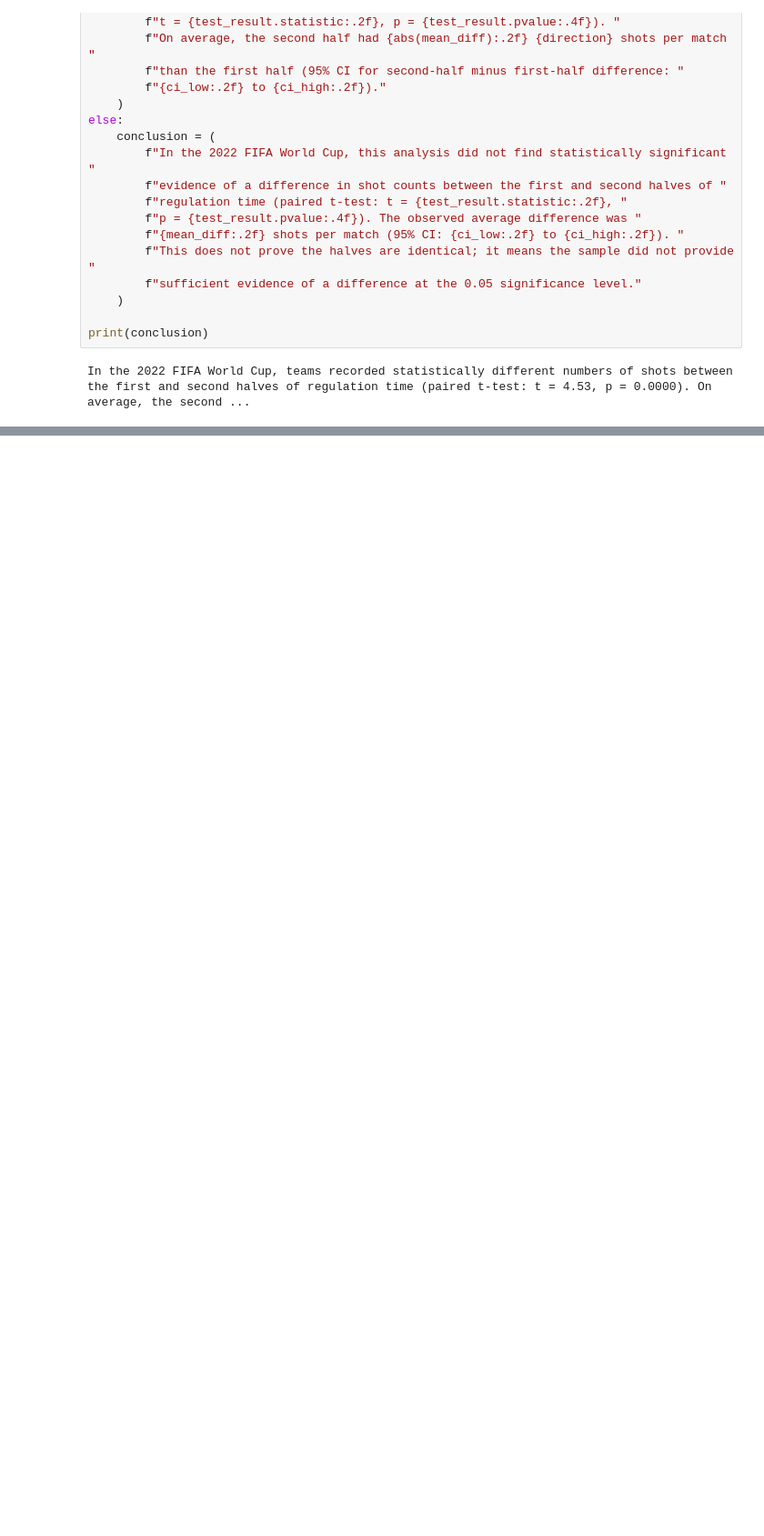
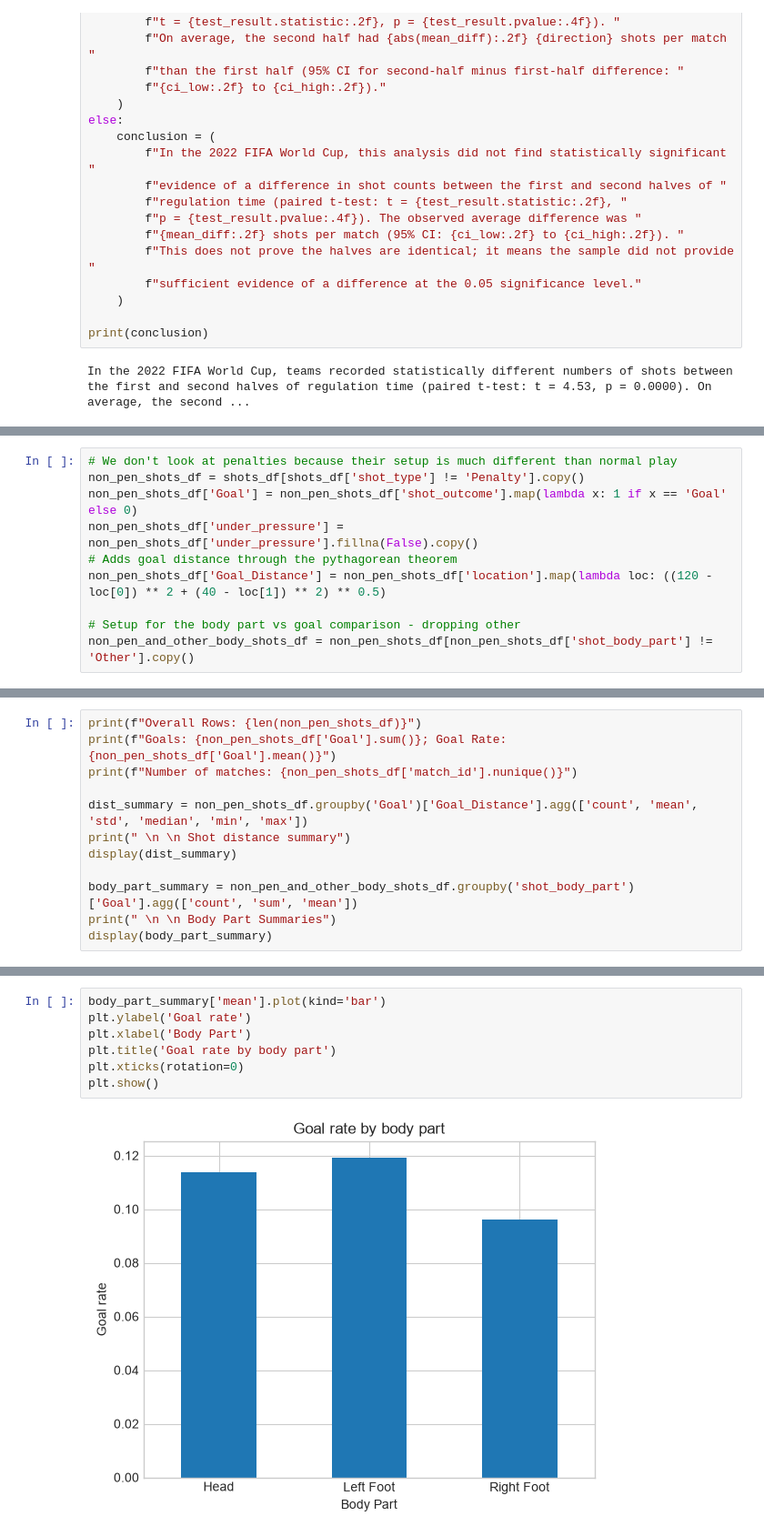
Before and after one commit to MidnightRaider06/CMSC320_Siu, a Jupyter notebook: world_cup_2022_checkpoint2.ipynb, the cells around one changed output, grey strips where cells are left out. Shown at 91% size. Drawn from its saved outputs; the diff is of its cells as text; blank space fills up the shorter version.

```diff
--- a/world_cup_2022_checkpoint2.ipynb
+++ b/world_cup_2022_checkpoint2.ipynb
@@ -221,0 +224,10 @@ In the 2022 FIFA World Cup, teams recorded statistically different numbers of sh
+# %%
+# We don't look at penalties because their setup is much different than normal play
+non_pen_shots_df = shots_df[shots_df['shot_type'] != 'Penalty'].copy()
+non_pen_shots_df['Goal'] = non_pen_shots_df['shot_outcome'].map(lambda x: 1 if x == 'Goal' else 0)
+non_pen_shots_df['under_pressure'] = non_pen_shots_df['under_pressure'].fillna(False).copy()
+# Adds goal distance through the pythagorean theorem
+non_pen_shots_df['Goal_Distance'] = non_pen_shots_df['location'].map(lambda loc: ((120 - loc[0]) ** 2 + (40 - loc[1]) ** 2) ** 0.5)
+
+# Setup for the body part vs goal comparison - dropping other
+non_pen_and_other_body_shots_df = non_pen_shots_df[non_pen_shots_df['shot_body_part'] != 'Other'].copy()
@@ -221,0 +236,12 @@ In the 2022 FIFA World Cup, teams recorded statistically different numbers of sh
+# %%
+print(f"Overall Rows: {len(non_pen_shots_df)}")
+print(f"Goals: {non_pen_shots_df['Goal'].sum()}; Goal Rate: {non_pen_shots_df['Goal'].mean()}")
+print(f"Number of matches: {non_pen_shots_df['match_id'].nunique()}")
+
+dist_summary = non_pen_shots_df.groupby('Goal')['Goal_Distance'].agg(['count', 'mean', 'std', 'median', 'min', 'max'])
+print(" \n \n Shot distance summary")
+display(dist_summary)
+
+body_part_summary = non_pen_and_other_body_shots_df.groupby('shot_body_part')['Goal'].agg(['count', 'sum', 'mean'])
+print(" \n \n Body Part Summaries")
+display(body_part_summary)
@@ -221,0 +301,9 @@ In the 2022 FIFA World Cup, teams recorded statistically different numbers of sh
+# %%
+body_part_summary['mean'].plot(kind='bar')
+plt.ylabel('Goal rate')
+plt.xlabel('Body Part')
+plt.title('Goal rate by body part')
+plt.xticks(rotation=0)
+plt.show()
+# %% [output]
+[figure, added]
```
Also changed, not shown: parts of 10 cells of this notebook, 1 other file.
